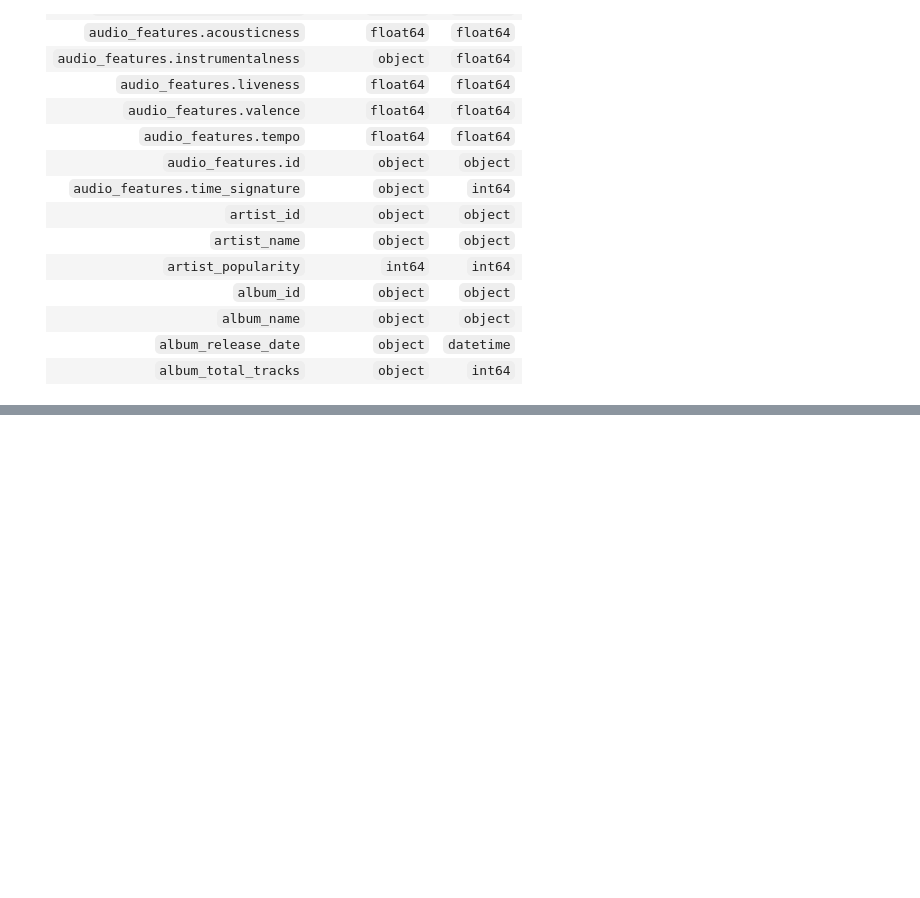
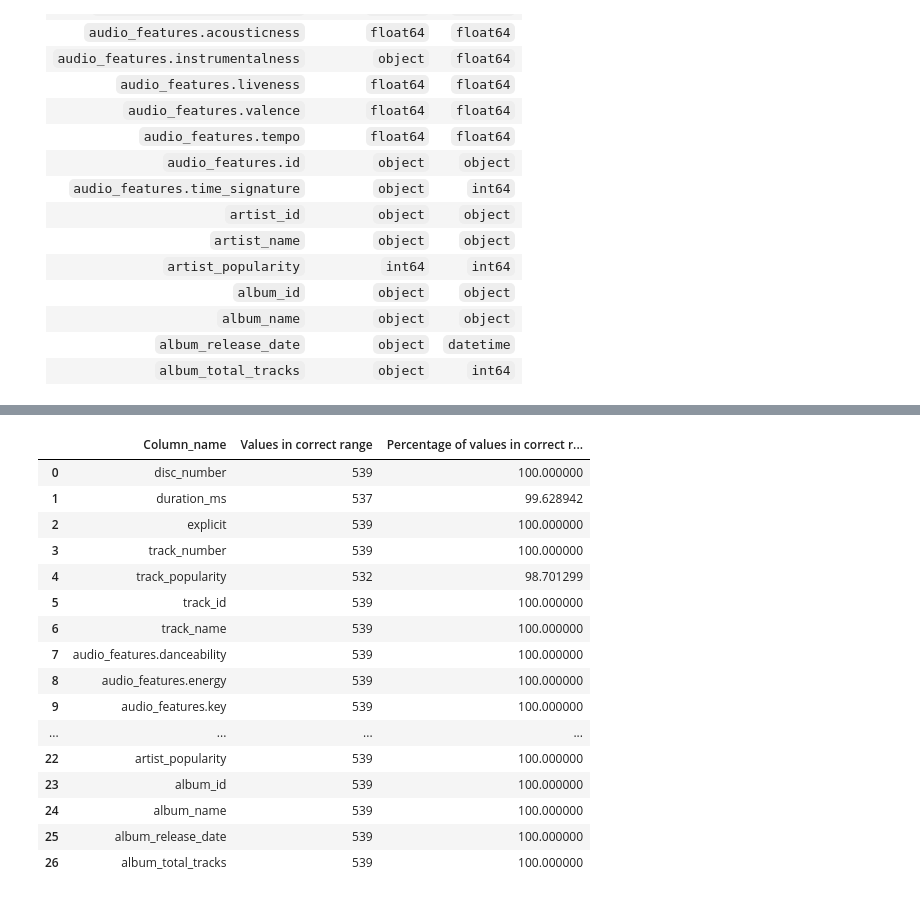
Before and after one commit to jhsilvaz13/Technical-test-R5, a Jupyter notebook: case.QA.taylor.spotify.api.report.validity.ipynb, the cells around one changed output, grey strips where cells are left out. Drawn from its saved outputs; the diff is of its cells as text; code cells hidden in the pictures; blank space fills up the shorter version.

Commit message:
Finished range and categorical consistency

```diff
--- a/case.QA.taylor.spotify.api.report.validity.ipynb
+++ b/case.QA.taylor.spotify.api.report.validity.ipynb
@@ -122,0 +407,4 @@ array([ True])
+# %%
+duration_ms_range=[0, sys.maxsize]
+track_popularity_range=[0, 100]
+audio_features_range=[0, 1]
@@ -122,0 +422,54 @@ array([ True])
+# %%
+# Count for the columns that previously we identified that has values out of range, how much values are out of range
+columns_out_of_range=['duration_ms',
+                      'track_popularity',
+                      'audio_features.acousticness']
+
+df_range=pd.DataFrame(columns=['Column_name', 'Values in correct range', 'Percentage of values in correct range'])
+
+for column in df.columns:
+    column_temp=df[column]
+    if column in columns_out_of_range:
+        if column=='duration_ms':
+            df_range.loc[len(df_range)]={
+                'Column_name': column,
+                'Values in correct range': len(column_temp)-len(column_temp[(column_temp<duration_ms_range[0]) | (column_temp>duration_ms_range[1])]),
+                'Percentage of values in correct range': (len(column_temp)-len(column_temp[(column_temp<duration_ms_range[0]) | (column_temp>duration_ms_range[1])]))/len(column_temp)*100
+            }
+        elif column=='track_popularity':
+            df_range.loc[len(df_range)]={
+                'Column_name': column,
+                'Values in correct range': len(column_temp)-len(column_temp[(column_temp<track_popularity_range[0]) | (column_temp>track_popularity_range[1])]),
+                'Percentage of values in correct range': (len(column_temp)-len(column_temp[(column_temp<track_popularity_range[0]) | (column_temp>track_popularity_range[1])]))/len(column_temp)*100
+            }
+        elif column=='audio_features.acousticness':
+            df_range.loc[len(df_range)]={
+                'Column_name': column,
+                'Values in correct range': len(column_temp)-len(column_temp[(column_temp<audio_features_range[0]) | (column_temp>audio_features_range[1])]),
+                'Percentage of values in correct range': (len(column_temp)-len(column_temp[(column_temp<audio_features_range[0]) | (column_temp>audio_features_range[1])]))/len(column_temp)*100
+            }
+    else:
+        df_range.loc[len(df_range)]={
+            'Column_name': column,
+            'Values in correct range': len(df[column]),
+            'Percentage of values in correct range': 100
+        }
+df_range
+# %% [output]
+|  | Column_name | Values in correct range | Percentage of values in correct r... |
+| 0 | disc_number | 539 | 100.000000 |
+| 1 | duration_ms | 537 | 99.628942 |
+| 2 | explicit | 539 | 100.000000 |
+| 3 | track_number | 539 | 100.000000 |
+| 4 | track_popularity | 532 | 98.701299 |
+| 5 | track_id | 539 | 100.000000 |
+| 6 | track_name | 539 | 100.000000 |
+| 7 | audio_features.danceability | 539 | 100.000000 |
+| 8 | audio_features.energy | 539 | 100.000000 |
+| 9 | audio_features.key | 539 | 100.000000 |
+| ... | ... | ... | ... |
+| 22 | artist_popularity | 539 | 100.000000 |
+| 23 | album_id | 539 | 100.000000 |
+| 24 | album_name | 539 | 100.000000 |
+| 25 | album_release_date | 539 | 100.000000 |
+| 26 | album_total_tracks | 539 | 100.000000 |
```
Also changed, not shown: parts of 32 cells of this notebook, 1 other file.
